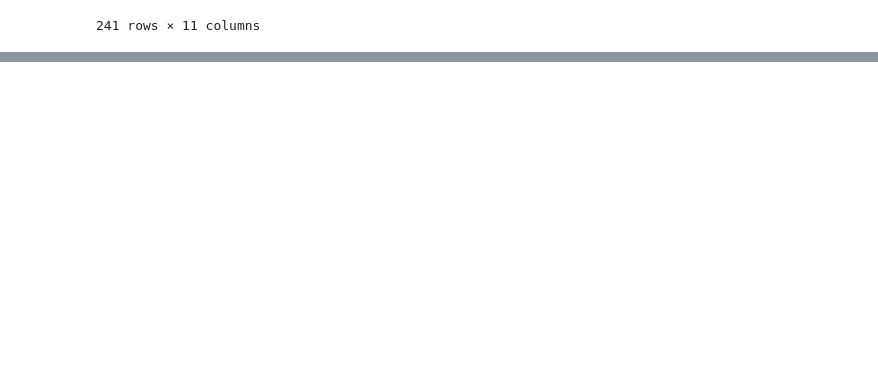
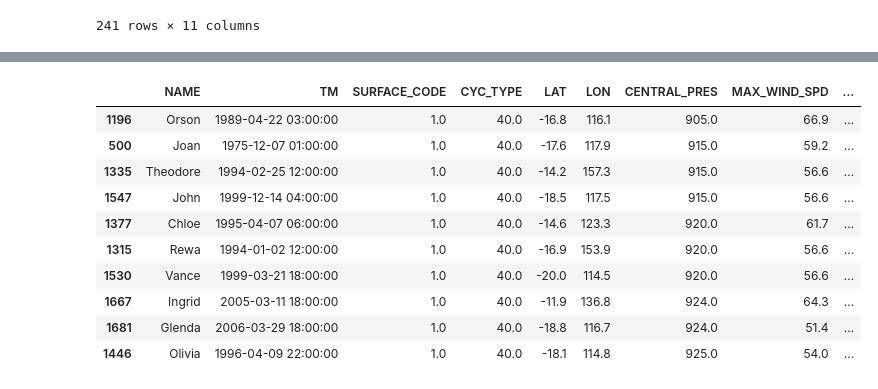
Before and after one commit to LiteshSamji/Cyclone-Australia, a Jupyter notebook: top_10_cyclones.ipynb, the cells around one changed output, grey strips where cells are left out. Drawn from its saved outputs; the diff is of its cells as text; code cells hidden in the pictures; blank space fills up the shorter version.

```diff
--- a/top_10_cyclones.ipynb
+++ b/top_10_cyclones.ipynb
@@ -65,3 +65,7 @@ data
 | 1685 | George | 2007-03-04 00:00:00 | 1.0 | 30.0 | -14.60 | 128.50 | 982.0 | 25.7 | ... |
 | 1689 | Carlos | 2011-02-15 21:00:00 | 2.0 | 30.0 | -12.54 | 130.72 | 993.0 | 18.0 | ... |
 241 rows × 11 columns
+# %%
+#drop duplicates
+data_df = data.drop_duplicates('NAME')
+data_df
@@ -67,0 +86,17 @@ data
+# %%
+#sort values
+data_df = data_df.sort_values('CENTRAL_PRES', ascending=True)
+data_new = data_df.head(10)
+data_new
+# %% [output]
+|  | NAME | TM | SURFACE_CODE | CYC_TYPE | LAT | LON | CENTRAL_PRES | MAX_WIND_SPD | ... |
+| 1196 | Orson | 1989-04-22 03:00:00 | 1.0 | 40.0 | -16.8 | 116.1 | 905.0 | 66.9 | ... |
+| 500 | Joan | 1975-12-07 01:00:00 | 1.0 | 40.0 | -17.6 | 117.9 | 915.0 | 59.2 | ... |
+| 1335 | Theodore | 1994-02-25 12:00:00 | 1.0 | 40.0 | -14.2 | 157.3 | 915.0 | 56.6 | ... |
+| 1547 | John | 1999-12-14 04:00:00 | 1.0 | 40.0 | -18.5 | 117.5 | 915.0 | 56.6 | ... |
+| 1377 | Chloe | 1995-04-07 06:00:00 | 1.0 | 40.0 | -14.6 | 123.3 | 920.0 | 61.7 | ... |
+| 1315 | Rewa | 1994-01-02 12:00:00 | 1.0 | 40.0 | -16.9 | 153.9 | 920.0 | 56.6 | ... |
+| 1530 | Vance | 1999-03-21 18:00:00 | 1.0 | 40.0 | -20.0 | 114.5 | 920.0 | 56.6 | ... |
+| 1667 | Ingrid | 2005-03-11 18:00:00 | 1.0 | 40.0 | -11.9 | 136.8 | 924.0 | 64.3 | ... |
+| 1681 | Glenda | 2006-03-29 18:00:00 | 1.0 | 40.0 | -18.8 | 116.7 | 924.0 | 51.4 | ... |
+| 1446 | Olivia | 1996-04-09 22:00:00 | 1.0 | 40.0 | -18.1 | 114.8 | 925.0 | 54.0 | ... |
```
Also changed, not shown: parts of 4 cells of this notebook, 2 other files.
